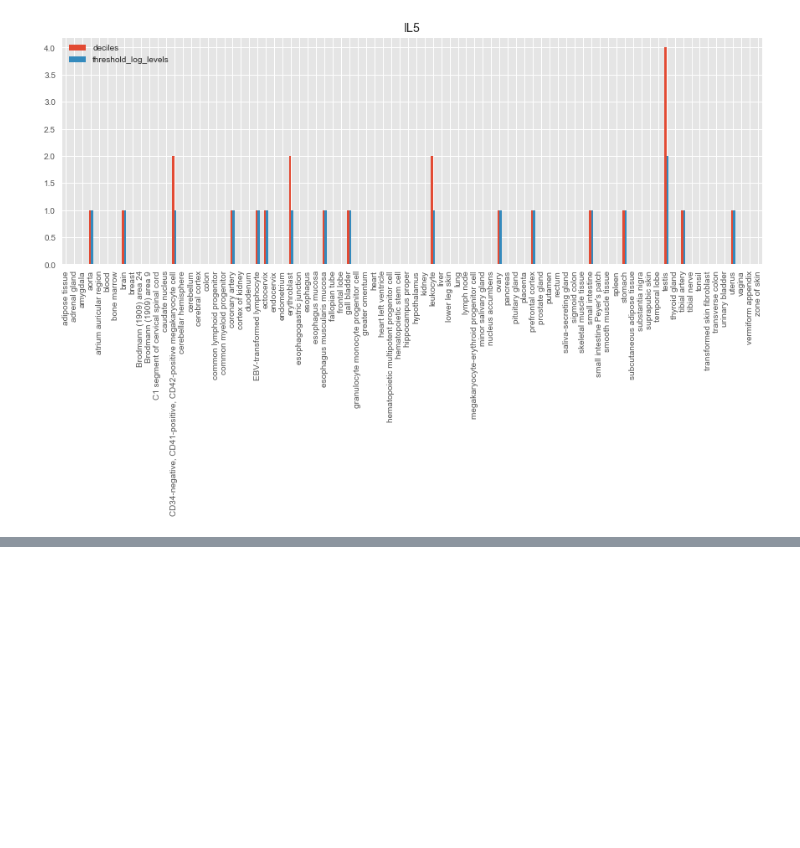
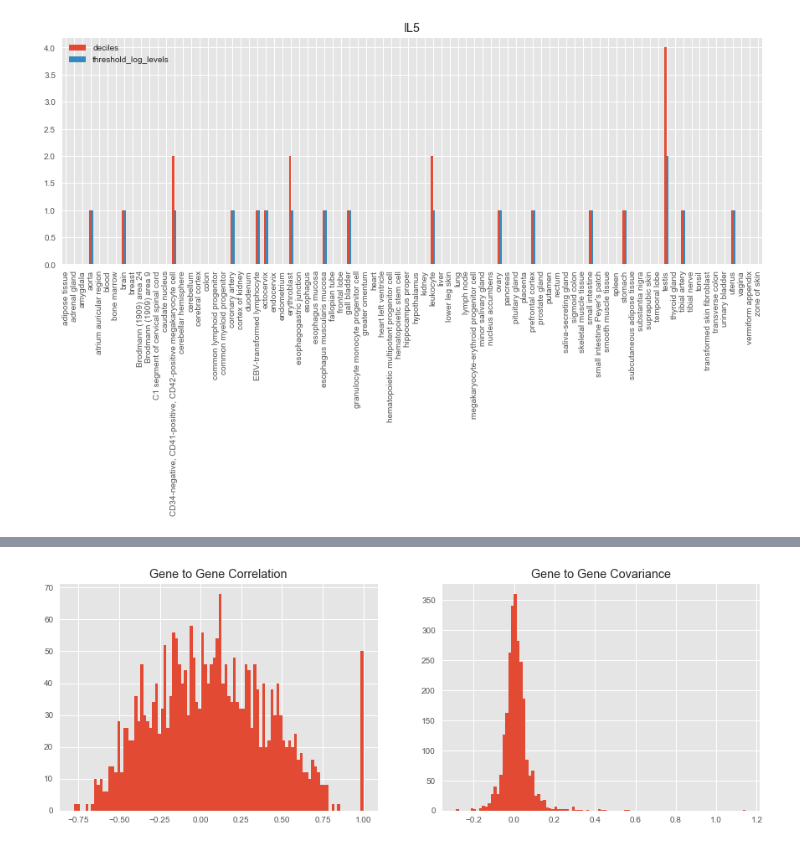
Before and after one commit to opentargets-archive/expression_analysis, a Jupyter notebook: rna_expression_analysis.ipynb, the cells around one changed output, grey strips where cells are left out. Cells and saved outputs as stored; diff of their text form; code cells hidden in the pictures; blank space fills up the shorter version.

```diff
--- a/rna_expression_analysis.ipynb
+++ b/rna_expression_analysis.ipynb
@@ -177,0 +196,19 @@ plt.show()
+# %%
+# There are too many gene-gene comparisons to complete in a reasonable time,
+# so pick the first 100 genes and just do pairwise comparisons on those.
+gene_subset = threshold_log_expression.head(n=50)
+gene_corr = gene_subset.T.corr()
+gene_cov = gene_subset.T.cov()
+plt.figure(figsize=(15, 5))
+
+plt.subplot(121)
+plt.title('Gene to Gene Correlation')
+plt.hist(gene_corr.values.flatten(), bins=100)
+
+plt.subplot(122)
+plt.title('Gene to Gene Covariance')
+plt.hist(gene_cov.values.flatten(), bins=100)
+
+plt.show()
+# %% [output]
+[figure, added]
```
Also changed, not shown: parts of 3 cells of this notebook.
